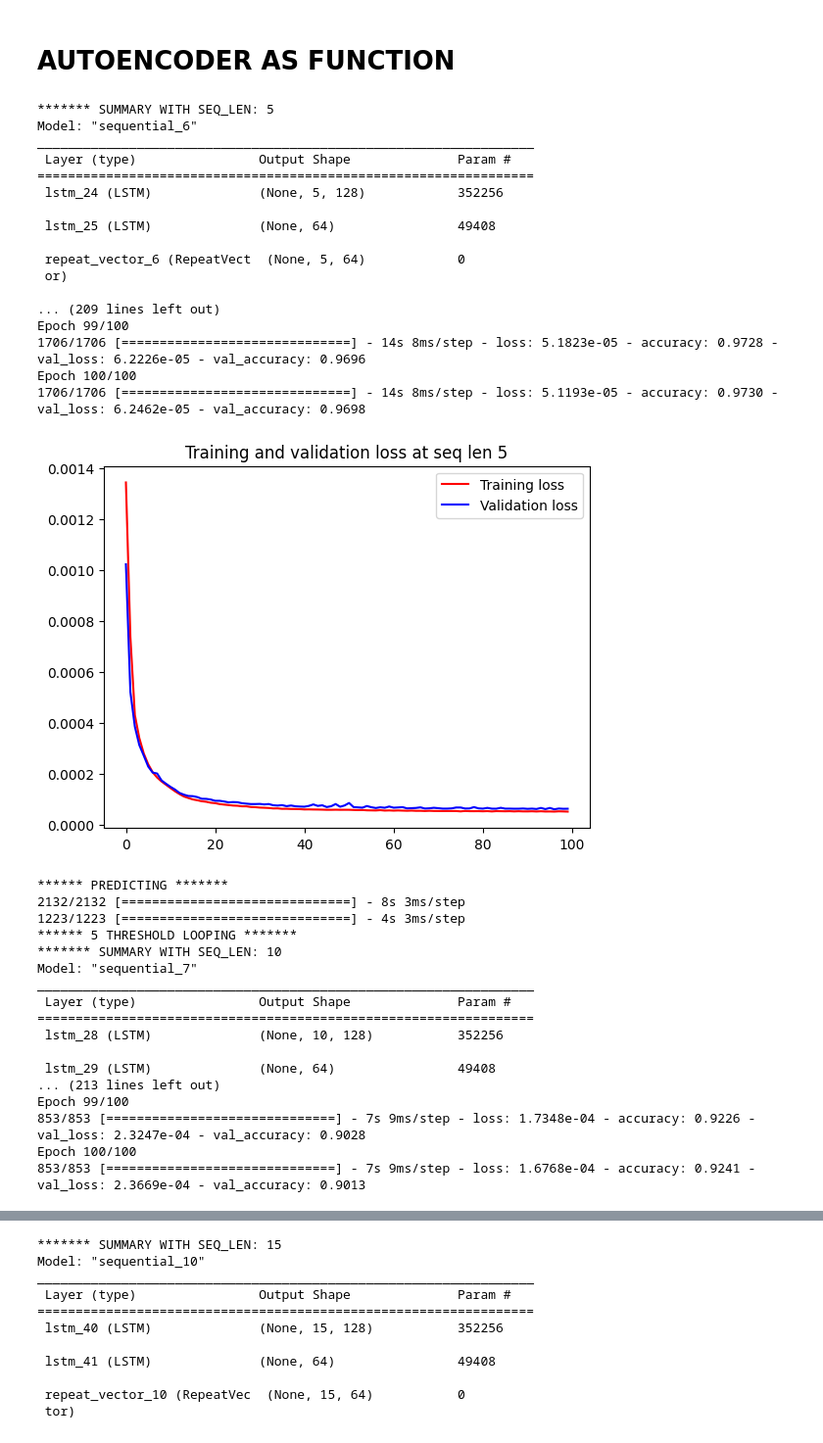
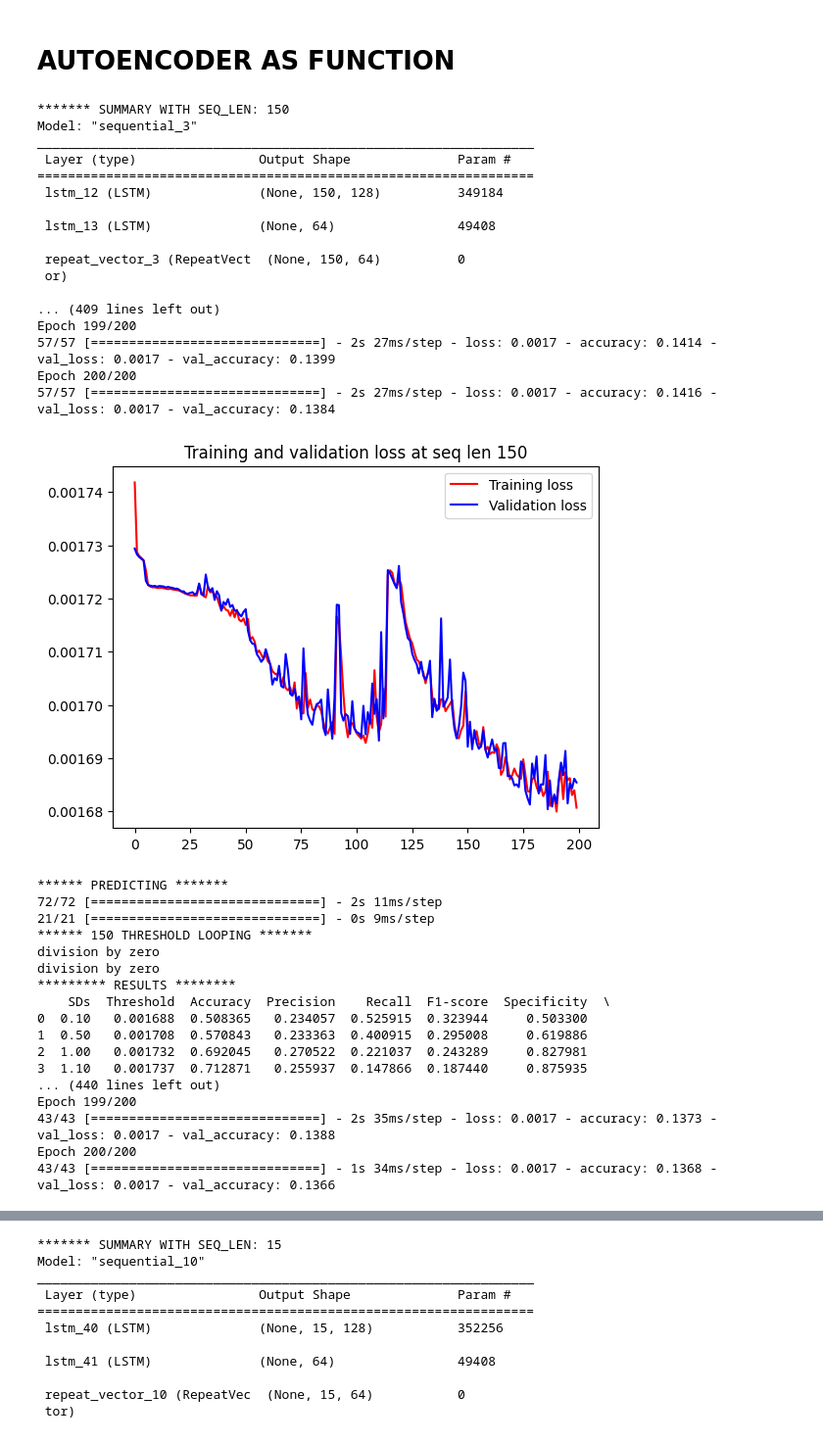
Before and after one commit to Eidell/gRPC-log-LSTM-Anomaly-Detection, a Jupyter notebook: lstm.ipynb, the cells around one changed output, grey strips where cells are left out. Shown at 98% size. Saved outputs shown, nothing was run; the diff lists cells and outputs as text; code cells hidden in the pictures.

```diff
--- a/lstm.ipynb
+++ b/lstm.ipynb
@@ -82,10 +82,10 @@ def import_to_df(folder, start, end):
 ## import train
 # %%
 ''' ---- real call:'''
-#train_df,train_dforiginal = import_to_df("/content/normal",17,40);
+train_df,train_dforiginal = import_to_df("/content/normal",17,40);
 
 ''' ---- testing calls:'''
-train_df,train_dforiginal = import_to_df("/content/normal",17,25);
+#train_df,train_dforiginal = import_to_df("/content/normal",17,25);
 train_df.shape
 
 # train_files = ['data000000000018', 'data000000000019', 'data000000000021', 'data000000000020', 'data000000000022', 'data000000000024', 'data000000000023', 'data000000000025']
@@ -97,12 +97,12 @@ Number of errors: 0
 ## import test
 # %%
 ''' ---- real call: '''
-#test_df,test_dforiginal  = import_to_df("/content/anomaly",39, 50);
+test_df,test_dforiginal  = import_to_df("/content/anomaly",39, 50);
 
 
 # ['data-000000000046', 'data-000000000034', 'data-000000000030', 'data-000000000048', 'data-000000000043']
 '''---- testing calls:
 '''
-test_df, test_dforiginal = import_to_df("/content/anomaly",39,44);
+#test_df, test_dforiginal = import_to_df("/content/anomaly",39,42);
 test_df.shape
 # %% [output]
@@ -693,51 +675,54 @@ def autoencode(seq_len, epochs):
   print("****** {} THRESHOLD LOOPING *******".format(seq_len))
   current_results_df = threshold_loop(mse_train,mse_test)
 
-  '''  print("********* RESULTS ********")
-    print(current_results_df)
-    print("***********")
-  '''
+  print("********* RESULTS ********")
+  print(current_results_df)
+  print("***********")
+
   best_row = current_results_df.iloc[current_results_df['Accuracy'].idxmax()]
   window_results_df.loc[seq_len] = [seq_len, best_row]
+
+  # save the model
+  model.save('model{}epoch100.h5'.format(seq_len))
 # %%
 window_results_df = pd.DataFrame(columns=['seq_len', 'best_row'])
-epochs = 100
-for seq_len in [5,10,15,20]:
+epochs = 200
+for seq_len in [150, 200, 300]:
   autoencode(seq_len, epochs)
 window_results_df
 # %% [output]
-******* SUMMARY WITH SEQ_LEN: 5
-Model: "sequential_6"
+******* SUMMARY WITH SEQ_LEN: 150
+Model: "sequential_3"
 _________________________________________________________________
  Layer (type)                Output Shape              Param #
 =================================================================
- lstm_24 (LSTM)              (None, 5, 128)            352256
+ lstm_12 (LSTM)              (None, 150, 128)          349184
 
- lstm_25 (LSTM)              (None, 64)                49408
+ lstm_13 (LSTM)              (None, 64)                49408
 
- repeat_vector_6 (RepeatVect  (None, 5, 64)            0
+ repeat_vector_3 (RepeatVect  (None, 150, 64)          0
  or)
 
-... (209 lines left out)
-Epoch 99/100
-1706/1706 [==============================] - 14s 8ms/step - loss: 5.1823e-05 - accuracy: 0.9728 - val_loss: 6.2226e-05 - val_accuracy: 0.9696
-Epoch 100/100
-1706/1706 [==============================] - 14s 8ms/step - loss: 5.1193e-05 - accuracy: 0.9730 - val_loss: 6.2462e-05 - val_accuracy: 0.9698
+... (409 lines left out)
+Epoch 199/200
+57/57 [==============================] - 2s 27ms/step - loss: 0.0017 - accuracy: 0.1414 - val_loss: 0.0017 - val_accuracy: 0.1399
+Epoch 200/200
+57/57 [==============================] - 2s 27ms/step - loss: 0.0017 - accuracy: 0.1416 - val_loss: 0.0017 - val_accuracy: 0.1384
-[figure, old version]
+[figure, new version]
 ****** PREDICTING *******
-2132/2132 [==============================] - 8s 3ms/step
-1223/1223 [==============================] - 4s 3ms/step
-****** 5 THRESHOLD LOOPING *******
-******* SUMMARY WITH SEQ_LEN: 10
-Model: "sequential_7"
-_________________________________________________________________
- Layer (type)                Output Shape              Param #
-=================================================================
- lstm_28 (LSTM)              (None, 10, 128)           352256
-
- lstm_29 (LSTM)              (None, 64)                49408
-... (213 lines left out)
-Epoch 99/100
-853/853 [==============================] - 7s 9ms/step - loss: 1.7348e-04 - accuracy: 0.9226 - val_loss: 2.3247e-04 - val_accuracy: 0.9028
-Epoch 100/100
-853/853 [==============================] - 7s 9ms/step - loss: 1.6768e-04 - accuracy: 0.9241 - val_loss: 2.3669e-04 - val_accuracy: 0.9013
+72/72 [==============================] - 2s 11ms/step
+21/21 [==============================] - 0s 9ms/step
+****** 150 THRESHOLD LOOPING *******
+division by zero
+division by zero
+********* RESULTS ********
+    SDs  Threshold  Accuracy  Precision    Recall  F1-score  Specificity  \
+0  0.10   0.001688  0.508365   0.234057  0.525915  0.323944     0.503300
+1  0.50   0.001708  0.570843   0.233363  0.400915  0.295008     0.619886
+2  1.00   0.001732  0.692045   0.270522  0.221037  0.243289     0.827981
+3  1.10   0.001737  0.712871   0.255937  0.147866  0.187440     0.875935
+... (440 lines left out)
+Epoch 199/200
+43/43 [==============================] - 2s 35ms/step - loss: 0.0017 - accuracy: 0.1373 - val_loss: 0.0017 - val_accuracy: 0.1388
+Epoch 200/200
+43/43 [==============================] - 1s 34ms/step - loss: 0.0017 - accuracy: 0.1368 - val_loss: 0.0017 - val_accuracy: 0.1366
```
Also changed, not shown: parts of 17 cells of this notebook.
